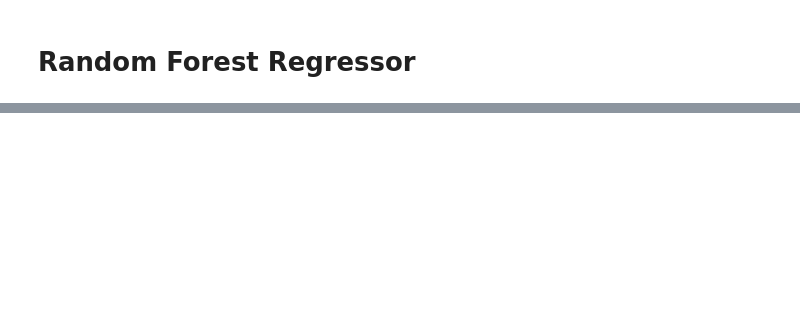
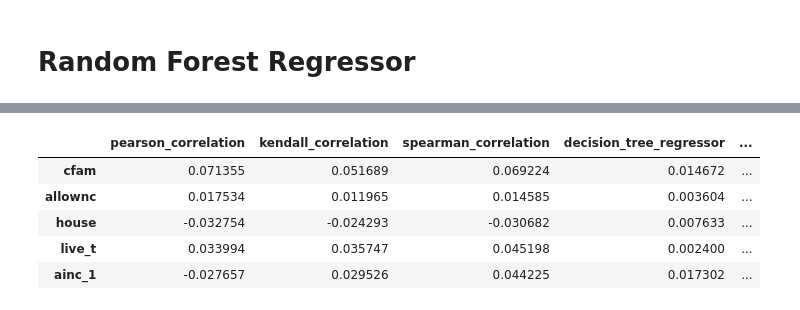
Before and after one commit to zoot0134/kdata_project_2018, a Jupyter notebook: DecisionTreeClassifier_to_pdf_accuracyRate_5(LEE).ipynb, the cells around one changed output, grey strips where cells are left out. Saved outputs shown, nothing was run; the diff lists cells and outputs as text; code cells hidden in the pictures; blank space fills up the shorter version.

```diff
--- a/DecisionTreeClassifier_to_pdf_accuracyRate_5(LEE).ipynb
+++ b/DecisionTreeClassifier_to_pdf_accuracyRate_5(LEE).ipynb
@@ -1264,16 +1305,34 @@ feature_score_list
 # %% [markdown]
 # Random Forest Regressor
 # %%
-clf = RandomForestRegressor(
-      n_estimators=100
-    , max_depth=20
-    , random_state=0
-)
-clf.fit(train_df[X], train_df[Y])
+def runRFR(x_name_list, y_name, train_df, test_df, max_depth=None) :
 
-print(clf.predict(test_df[X]))
+    stime = time.time()
 
-feature_score_list = [ (feature, score) for feature, score in zip(X,clf.feature_importances_) if score > 0.0 ]
+    x_train_df = train_df[x_name_list]
+    y_train_df = train_df[y_name]
+
+    x_test_df = test_df[x_name_list]
+    y_test_df = test_df[y_name]
+
+    model = RandomForestRegressor(
+              n_estimators=100
+            , max_depth=max_depth
+            , random_state=0
+    ).fit(x_train_df, y_train_df)
+
+    model_predict = model.predict(x_train_df)
+    mse = mean_squared_error(y_train_df, model_predict)
+
+    etime = time.time()
+
+    print('손실함수(%s) 소요시간(%s)' % (mse,etime-stime))
+
+    return model, mse
+
+rfr_model, rfr_mse = runRFR(X, Y, train_df, test_df, one_hot_df.columns.size-1)
+
+feature_score_list = [ (feature, score) for feature, score in zip(X,rfr_model.feature_importances_) if score > 0.0 ]
 feature_score_list.sort(key = lambda t: t[-1], reverse=True)
 feature_score_list
 # %% [output]
@@ -1313 +1356,11 @@ feature_score_list
  ...]
+# %%
+score_df['random_forest_regressor_mse'] = pd.Series(rfr_model.feature_importances_, index=X)
+score_df.head()
+# %% [output]
+|  | pearson_correlation | kendall_correlation | spearman_correlation | decision_tree_regressor | ... |
+| cfam | 0.071355 | 0.051689 | 0.069224 | 0.014672 | ... |
+| allownc | 0.017534 | 0.011965 | 0.014585 | 0.003604 | ... |
+| house | -0.032754 | -0.024293 | -0.030682 | 0.007633 | ... |
+| live_t | 0.033994 | 0.035747 | 0.045198 | 0.002400 | ... |
+| ainc_1 | -0.027657 | 0.029526 | 0.044225 | 0.017302 | ... |
```
Also changed, not shown: parts of 7 cells of this notebook.
